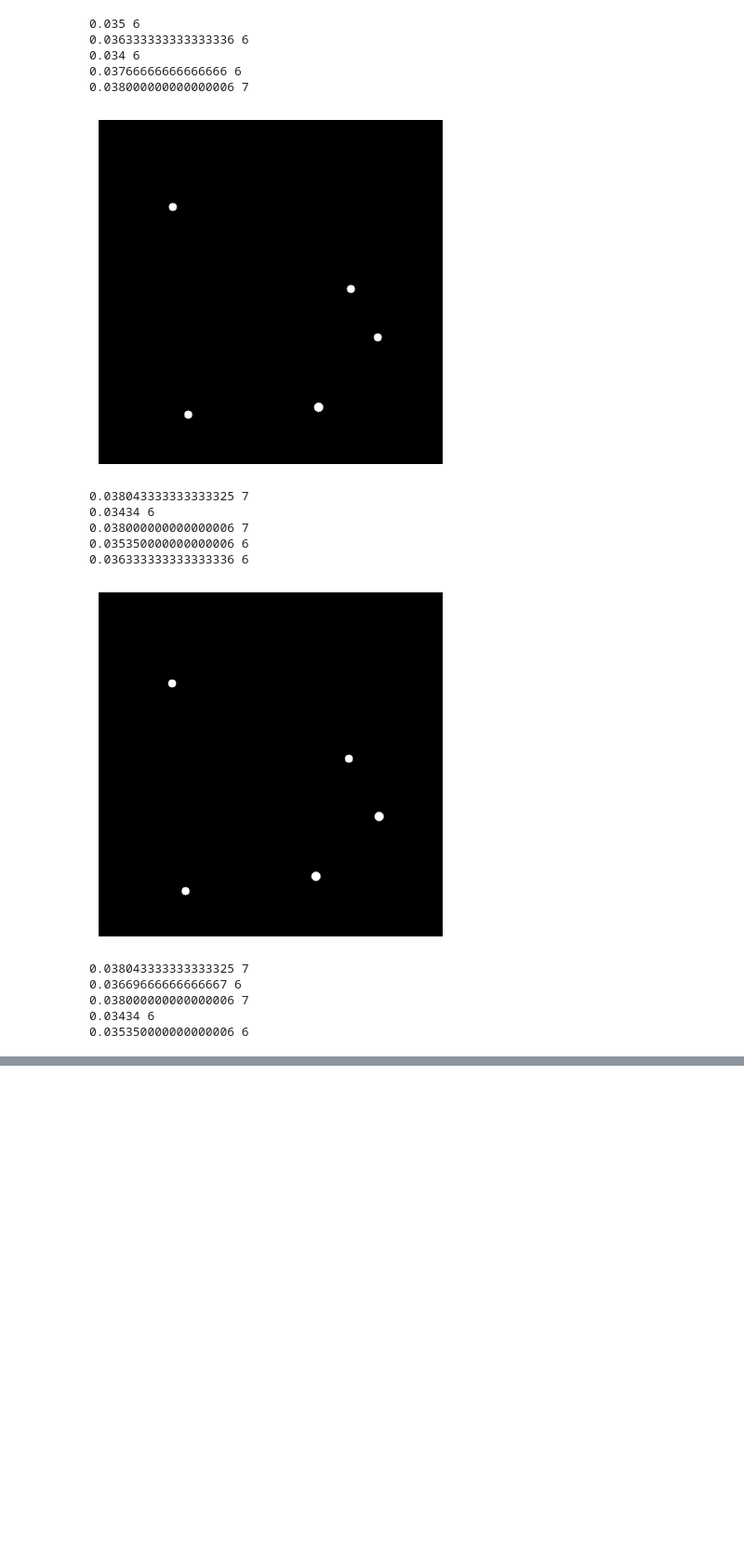
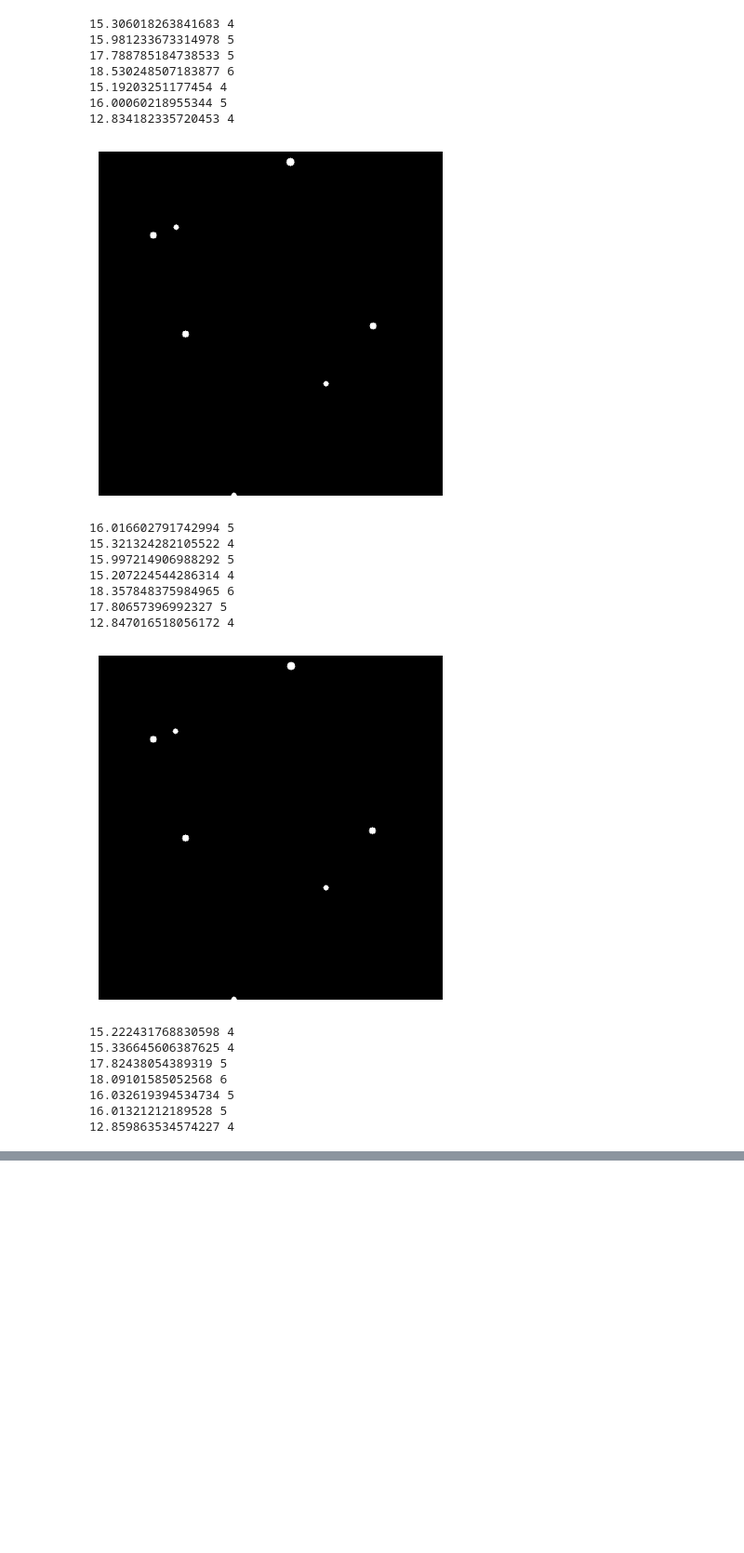
Before and after one commit to mosturm/IWR_CellTrack, a Jupyter notebook: dots_2_CNet.ipynb, the cells around one changed output, grey strips where cells are left out. Shown at 93% size. Cells and saved outputs as stored; diff of their text form; code cells hidden in the pictures; blank space fills up the shorter version.

```diff
--- a/dots_2_CNet.ipynb
+++ b/dots_2_CNet.ipynb
@@ -244,25 +245,31 @@ def map_value_linear(value, in_min, in_max, out_min, out_max):
     # Map the value to the output range using linear interpolation
     return int((value - in_min) * (out_max - out_min) / (in_max - in_min) + out_min)
 # %%
-path_GT='1_GT'
+path_GT='3_GT'
 
 for z in range(31):
     make_ini_pic(path_GT, t=z)
 # %% [output]
-0.035 6
-0.036333333333333336 6
-0.034 6
-0.03766666666666666 6
-0.038000000000000006 7
+15.306018263841683 4
+15.981233673314978 5
+17.788785184738533 5
+18.530248507183877 6
+15.19203251177454 4
+16.00060218955344 5
+12.834182335720453 4
-[figure, old version]
+[figure, new version]
-0.038043333333333325 7
-0.03434 6
-0.038000000000000006 7
-0.035350000000000006 6
-0.036333333333333336 6
+16.016602791742994 5
+15.321324282105522 4
+15.997214906988292 5
+15.207224544286314 4
+18.357848375984965 6
+17.80657396992327 5
+12.847016518056172 4
-[figure, old version]
+[figure, new version]
-0.038043333333333325 7
-0.03669666666666667 6
-0.038000000000000006 7
-0.03434 6
-0.035350000000000006 6
+15.222431768830598 4
+15.336645606387625 4
+17.82438054389319 5
+18.09101585052568 6
+16.032619394534734 5
+16.01321212189528 5
+12.859863534574227 4
```
Also changed, not shown: parts of 4 cells of this notebook, 3 other files.
